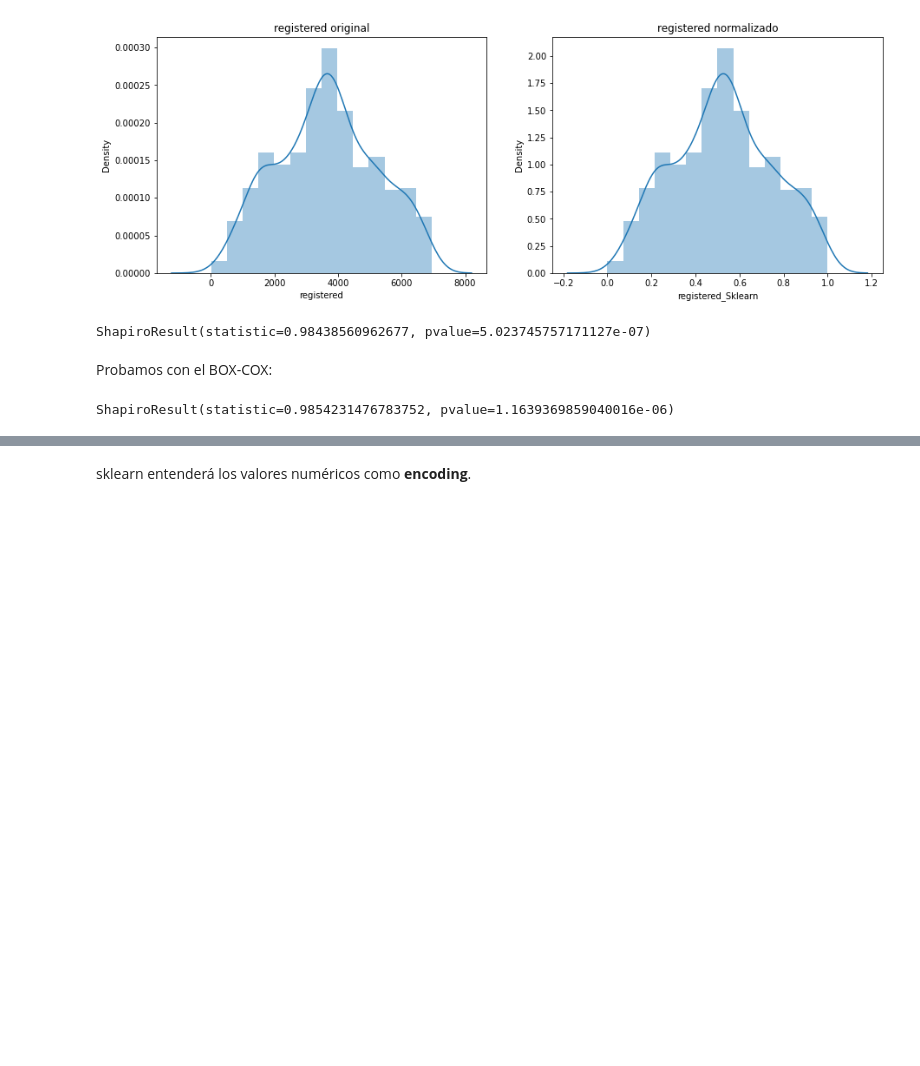
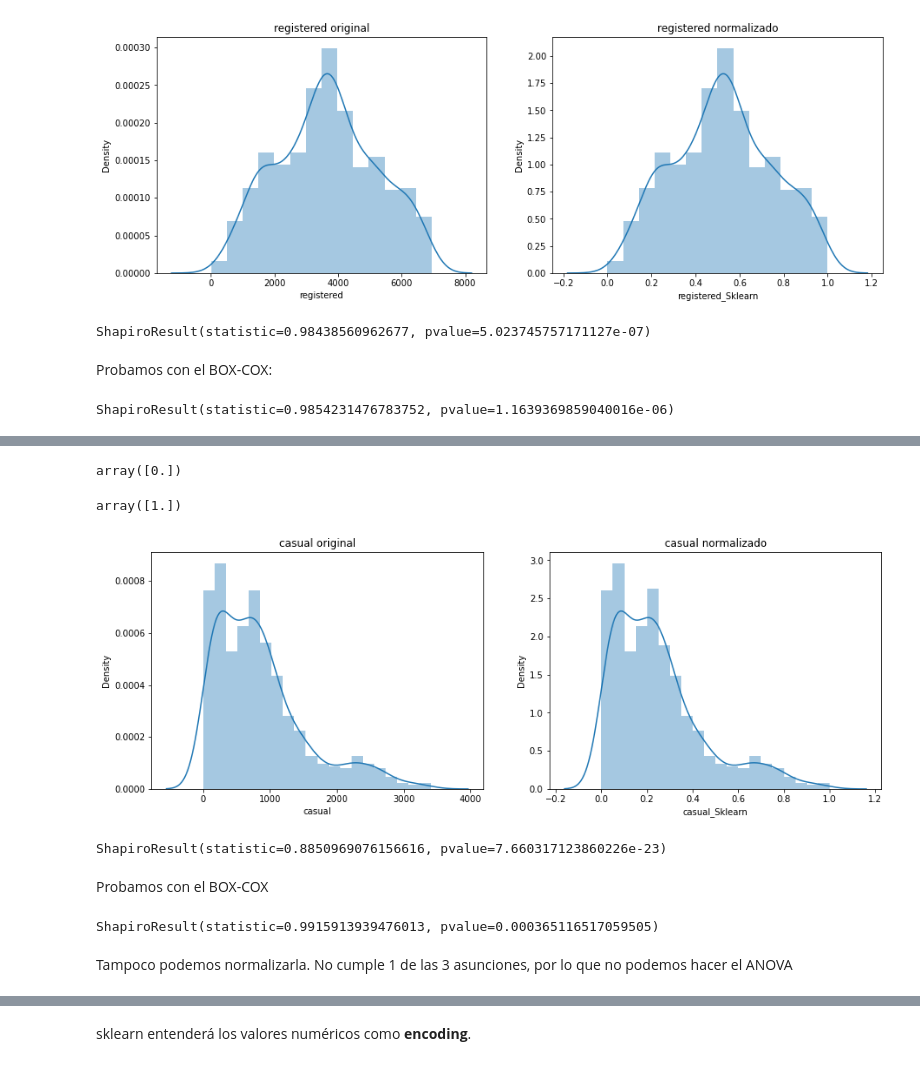
Before and after one commit to Adalab/DA-project-da-promo-c-modulo-3-team-6, a Jupyter notebook: sprint1/sprint1-Encoding.ipynb, the cells around one changed output, grey strips where cells are left out. Drawn from its saved outputs; the diff is of its cells as text; code cells hidden in the pictures; blank space fills up the shorter version.

```diff
--- a/sprint1/sprint1-Encoding.ipynb
+++ b/sprint1/sprint1-Encoding.ipynb
@@ -147,0 +137,32 @@ Sigue sin normalizar.
+# %%
+x_norm2 = minmax2.transform(df[["casual"]])
+# %%
+x_norm2.min(axis=0)
+# %% [output]
+array([0.])
+# %%
+x_norm2.max(axis=0)
+# %% [output]
+array([1.])
+# %%
+num_minmax2 = pd.DataFrame(x_norm2, columns=["casual_Sklearn"])
+# %%
+df["casual_Sklearn"]= num_minmax2
+# %%
+df["casual_Sklearn"]= num_minmax2
+# %%
+fig, axes = plt.subplots(1, 2, figsize = (15,5))
+
+axes[0].set_title('casual original')
+axes[1].set_title('casual normalizado')
+
+sns.distplot(df['casual'] ,ax = axes[0])
+sns.distplot(df['casual_Sklearn'], ax = axes[1]);
+# %% [output]
+[figure, added]
+# %%
+stats.shapiro(df["casual_Sklearn"])
+# %% [output]
+ShapiroResult(statistic=0.8850969076156616, pvalue=7.660317123860226e-23)
+# %% [markdown]
+Probamos con el BOX-COX
@@ -147,0 +171,6 @@ Sigue sin normalizar.
+# %%
+stats.shapiro(df["casual_BOX"])
+# %% [output]
+ShapiroResult(statistic=0.9915913939476013, pvalue=0.000365116517059505)
+# %% [markdown]
+Tampoco podemos normalizarla. No cumple 1 de las 3 asunciones, por lo que no podemos hacer el ANOVA
```
Also changed, not shown: parts of 71 cells of this notebook, 9 other files.
